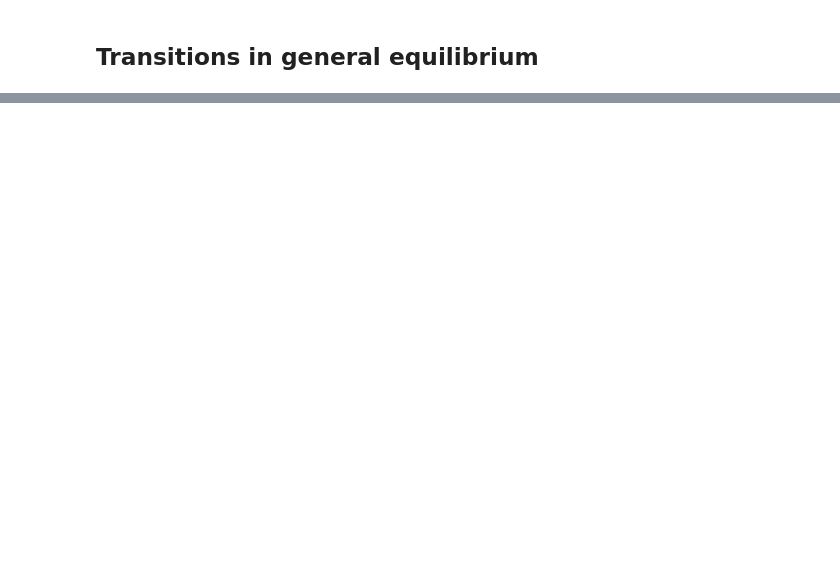
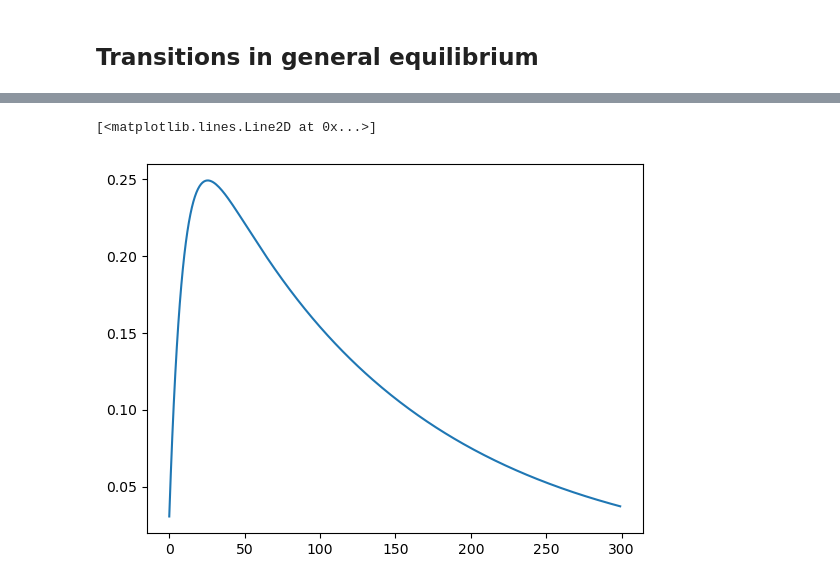
Before and after one commit to NumEconCopenhagen/AdvMacroHet, a Jupyter notebook: 04-Transition-Path/HANC-example/Transition-Manually.ipynb, the cells around one changed output, grey strips where cells are left out. Cells and saved outputs as stored; diff of their text form; code cells hidden in the pictures; blank space fills up the shorter version.

```diff
--- a/04-Transition-Path/HANC-example/Transition-Manually.ipynb
+++ b/04-Transition-Path/HANC-example/Transition-Manually.ipynb
@@ -238,8 +240,14 @@ def get_impulse_response(Va_term, D_init, r_vec, w_vec, par):
 ## Transitions in general equilibrium
 # %%
 def firm(K, Gamma, K_ss, par):
-    r = par.alpha * Gamma * K**(par.alpha-1) - par.delta
-    Y = Gamma * K**par.alpha
+    K_vec = K.copy()
+    K_vec[1:] = K[:-1]
+    K_vec[0] = K_ss
+
+    I = K - (1-par.delta) * K_vec
+
+    r = par.alpha * Gamma * K_vec**(par.alpha-1) - par.delta
+    Y = Gamma * K_vec**par.alpha
     w = (1-par.alpha) * Y
-    return r, w, Y
+    return r, w, Y, I
 # %%
@@ -250,15 +262,11 @@ plt.plot(Gamma_shock)
 # %%
-r_trans = r_ss * np.ones((T,))
+K_trans = np.ones((T)) * K_ss
+r_trans, w_trans, Y_trans, I_trans, = firm(K_trans, Gamma_shock, K_ss, par)
 
-def firm(r, Gamma, par):
-    K = ((r+par.delta) / (par.alpha * par.Gamma))**(1/(par.alpha-1))
-    Y = par.Gamma * K**par.alpha
-    w = (1-par.alpha) * Y
-    return K, Y, w
-
-K_trans, Y_trans, w_trans = firm(r_trans, Gamma_shock, par)
-
-C_trans, A_trans, D_trans, c_trans, a_trans = get_impulse_response(Va, D, r_trans, w_trans, par)
+C_trans, A_trans, D_trans, c_trans, a_trans = get_impulse_response(Va_term, D_init, r_trans, w_trans, par)
 asset_market = A_trans - K_trans
 plt.plot(asset_market)
+# %% [output]
+[<matplotlib.lines.Line2D at 0x...>]
+[figure, added]
 # %%
```
Also changed, not shown: parts of 6 cells of this notebook, 12 other files.
